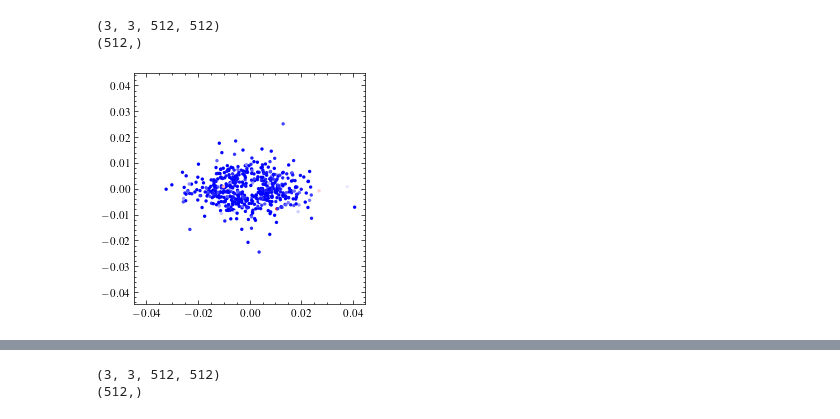
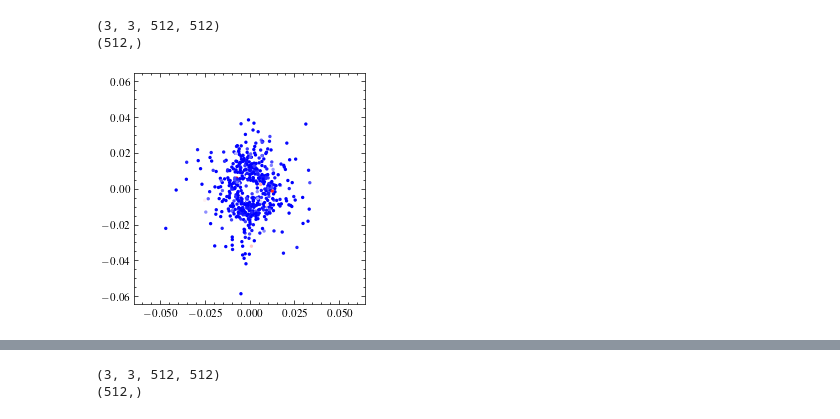
Before and after one commit to liamaltarac/CNN_Explorations, a Jupyter notebook: gradient_beta/activation_maximization.ipynb, the cells around one changed output, grey strips where cells are left out. Saved outputs shown, nothing was run; the diff lists cells and outputs as text; code cells hidden in the pictures.

```diff
--- a/gradient_beta/activation_maximization.ipynb
+++ b/gradient_beta/activation_maximization.ipynb
@@ -64,7 +64,7 @@ model = VGG16(weights='imagenet',
 				  include_top=True,
 				  input_shape=(224, 224, 3))
 # %%
-LAYER =-1
+LAYER = -3
 # %%
 top10KF = topKfilters(model, LAYER, k=20)   #Find the top 20% filters to look at
 print(top10KF)
@@ -80,7 +80,8 @@ for l in model.layers:
 layer_num = model.layers.index(conv_layers[LAYER])
 layer_num_p = layer_num-1
 # %%
-F = 46#top10KF[0]
+F = 463
+#top10KF[0]
 # %%
 origAM, scaledAM = getAM(model, LAYER, F )
 modified_model = keras.models.Model(
@@ -99,0 +109,6 @@ plt.imshow(tf.keras.utils.array_to_img(scaledAM))
+# %%
+
+f2, f1, preds = modified_model(tf.expand_dims(origAM, axis=0), training=False)
+f2_mean_act = tf.math.reduce_mean(f2, axis=(0,1,2))
+f1_mean_act = tf.math.reduce_mean(f1, axis=(0,1,2))
+plt.bar(list(range(512)), f1_mean_act)
@@ -179,28 +245,28 @@ plt.hist(tf.reshape(f1R[...,F], (-1)).numpy())
 # %%
-filters = get_filter(model_rot, LAYER)  #[:,:,:, top10F.indices.numpy()]
+filters = get_filter(model, LAYER)  #[:,:,:, top10F.indices.numpy()]
 filters = filters #/ np.sqrt(reduce_variance(filters, axis=None))
 theta = getSobelTF(filters)
 print(filters.shape)
 s, a = getSymAntiSymTF(filters)
 a_mag = reduce_euclidean_norm(a, axis=[0,1])
 s_mag = reduce_euclidean_norm(s, axis=[0,1])
 
 x =(a_mag[:,F]*np.cos((theta[:,F]))).numpy()
 y = (a_mag[:,F]*np.sin((theta[:,F]))).numpy()
 print(x.shape)
 lim_x = np.max(np.abs(x))
 lim_y = np.max(np.abs(y))
 lim = np.max([lim_x, lim_y])
 #lim =np.max(np.abs(mag[:, i]))
 lim*= 1.1
 fig,ax  = plt.subplots(1,1,figsize=(10,3))
 color =  matplotlib.colors.Normalize(vmin=0)(f2_mean_act)
 
 ax.scatter(x,y, c=color, cmap = 'bwr', s=2)
 ax.set_xlim(-lim, lim)
 ax.set_ylim(-lim, lim)
 ax.set_box_aspect(1)
 # %% [output]
 (3, 3, 512, 512)
 (512,)
-[figure, old version]
+[figure, new version]
```
Also changed, not shown: parts of 30 cells of this notebook, 18 other files.
